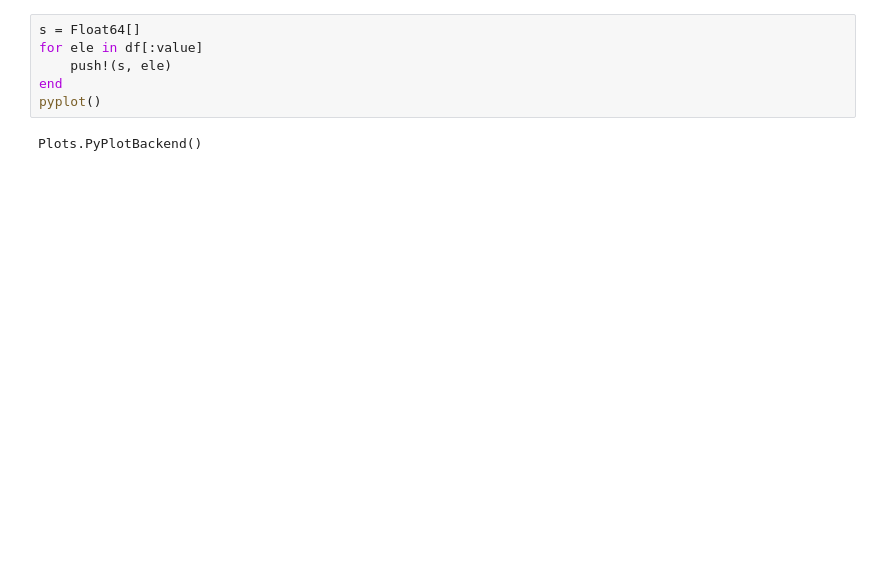
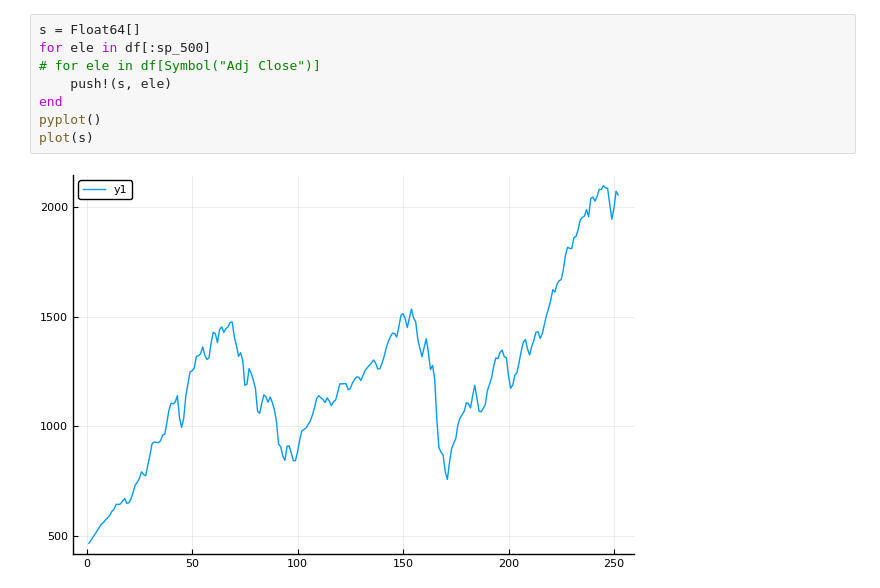
Before and after one commit to saumyagshah/JupyterNBTuringExamples, a Jupyter notebook: ARIMA.ipynb, the cells around one changed output. Saved outputs shown, nothing was run; the diff lists cells and outputs as text; blank space fills up the shorter version.

```diff
--- a/ARIMA.ipynb
+++ b/ARIMA.ipynb
@@ -41,10 +50,12 @@ ArgumentError: ArgumentError: column name :date not found in the data frame
 # %%
 s = Float64[]
-for ele in df[:value]
+for ele in df[:sp_500]
+# for ele in df[Symbol("Adj Close")]
     push!(s, ele)
 end
 pyplot()
+plot(s)
 # %% [output]
-Plots.PyPlotBackend()
+[figure, added]
 # %%
 # Split into training and test sets. We will predict for the next 4 days using the data from the past 32 days
```
Also changed, not shown: parts of 12 cells of this notebook.
